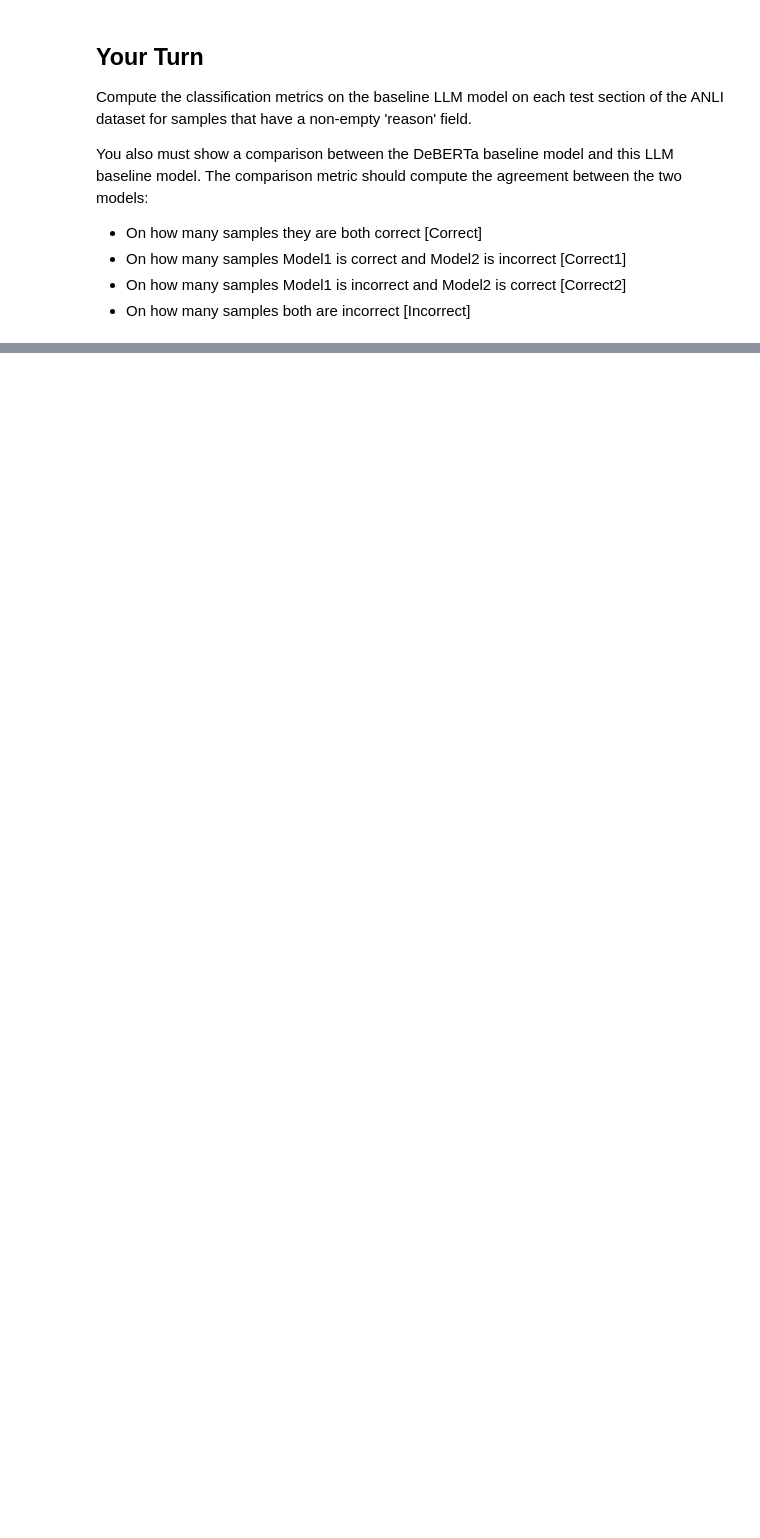
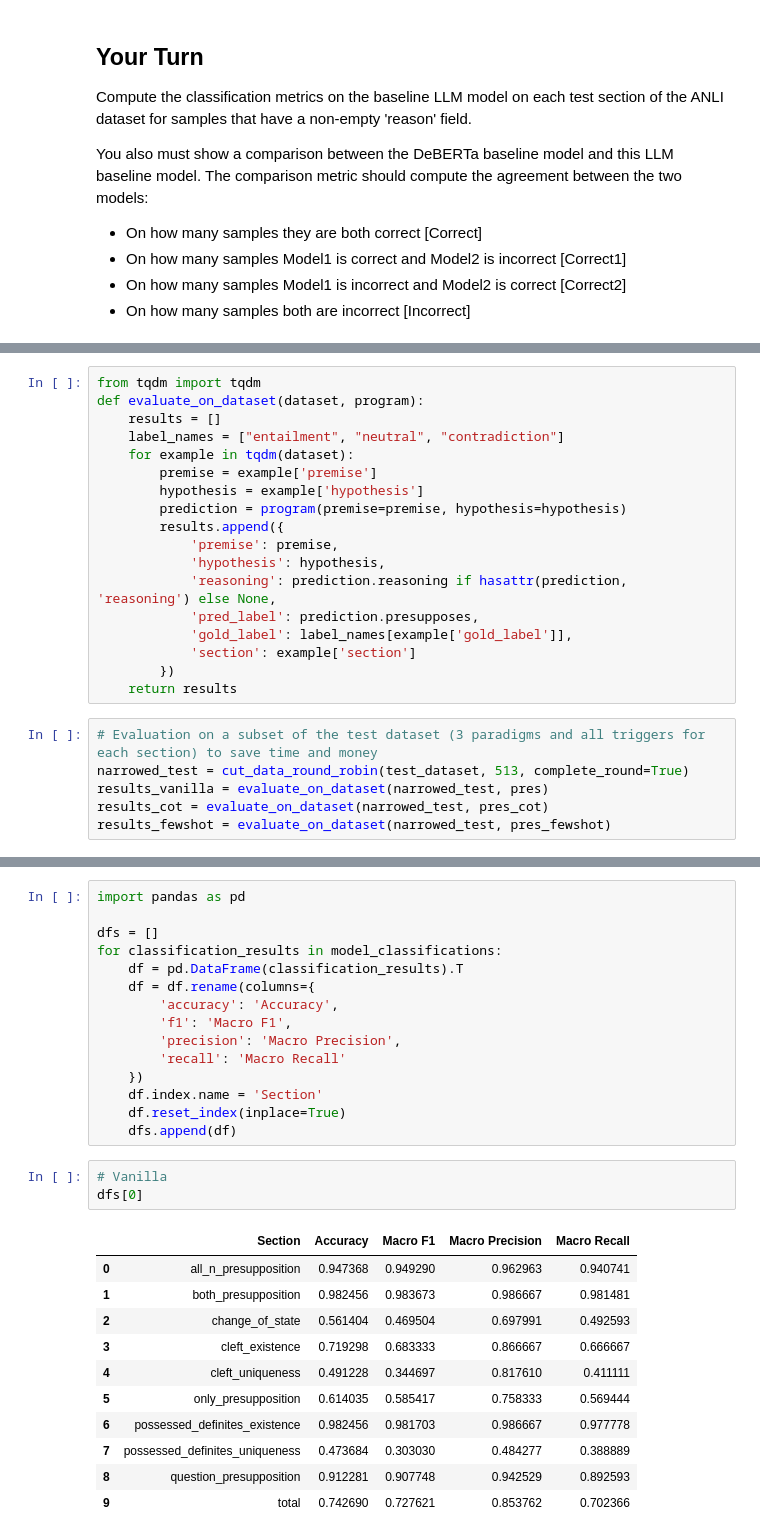
Before and after one commit to gilbarel1/nli-xplain, a Jupyter notebook: imppres_llm_baseline.ipynb, the cells around one changed output, grey strips where cells are left out. Drawn from its saved outputs; the diff is of its cells as text; blank space fills up the shorter version.

Commit message:
updated llm baseline notebook with comparison to deberta baseline on a subset of the full dataset

```diff
--- a/imppres_llm_baseline.ipynb
+++ b/imppres_llm_baseline.ipynb
@@ -109,0 +120,24 @@ You also must show a comparison between the DeBERTa baseline model and this LLM
+# %%
+from tqdm import tqdm
+def evaluate_on_dataset(dataset, program):
+    results = []
+    label_names = ["entailment", "neutral", "contradiction"]
+    for example in tqdm(dataset):
+        premise = example['premise']
+        hypothesis = example['hypothesis']
+        prediction = program(premise=premise, hypothesis=hypothesis)
+        results.append({
+            'premise': premise,
+            'hypothesis': hypothesis,
+            'reasoning': prediction.reasoning if hasattr(prediction, 'reasoning') else None,
+            'pred_label': prediction.presupposes,
+            'gold_label': label_names[example['gold_label']],
+            'section': example['section']
+        })
+    return results
+# %%
+# Evaluation on a subset of the test dataset (3 paradigms and all triggers for each section) to save time and money
+narrowed_test = cut_data_round_robin(test_dataset, 513, complete_round=True)
+results_vanilla = evaluate_on_dataset(narrowed_test, pres)
+results_cot = evaluate_on_dataset(narrowed_test, pres_cot)
+results_fewshot = evaluate_on_dataset(narrowed_test, pres_fewshot)
@@ -109,0 +184,30 @@ You also must show a comparison between the DeBERTa baseline model and this LLM
+# %%
+import pandas as pd
+
+dfs = []
+for classification_results in model_classifications:
+    df = pd.DataFrame(classification_results).T
+    df = df.rename(columns={
+        'accuracy': 'Accuracy',
+        'f1': 'Macro F1',
+        'precision': 'Macro Precision',
+        'recall': 'Macro Recall'
+    })
+    df.index.name = 'Section'
+    df.reset_index(inplace=True)
+    dfs.append(df)
+# %%
+# Vanilla
+dfs[0]
+# %% [output]
+|  | Section | Accuracy | Macro F1 | Macro Precision | Macro Recall |
+| 0 | all_n_presupposition | 0.947368 | 0.949290 | 0.962963 | 0.940741 |
+| 1 | both_presupposition | 0.982456 | 0.983673 | 0.986667 | 0.981481 |
+| 2 | change_of_state | 0.561404 | 0.469504 | 0.697991 | 0.492593 |
+| 3 | cleft_existence | 0.719298 | 0.683333 | 0.866667 | 0.666667 |
+| 4 | cleft_uniqueness | 0.491228 | 0.344697 | 0.817610 | 0.411111 |
+| 5 | only_presupposition | 0.614035 | 0.585417 | 0.758333 | 0.569444 |
+| 6 | possessed_definites_existence | 0.982456 | 0.981703 | 0.986667 | 0.977778 |
+| 7 | possessed_definites_uniqueness | 0.473684 | 0.303030 | 0.484277 | 0.388889 |
+| 8 | question_presupposition | 0.912281 | 0.907748 | 0.942529 | 0.892593 |
+| 9 | total | 0.742690 | 0.727621 | 0.853762 | 0.702366 |
```
Also changed, not shown: parts of 18 cells of this notebook.
